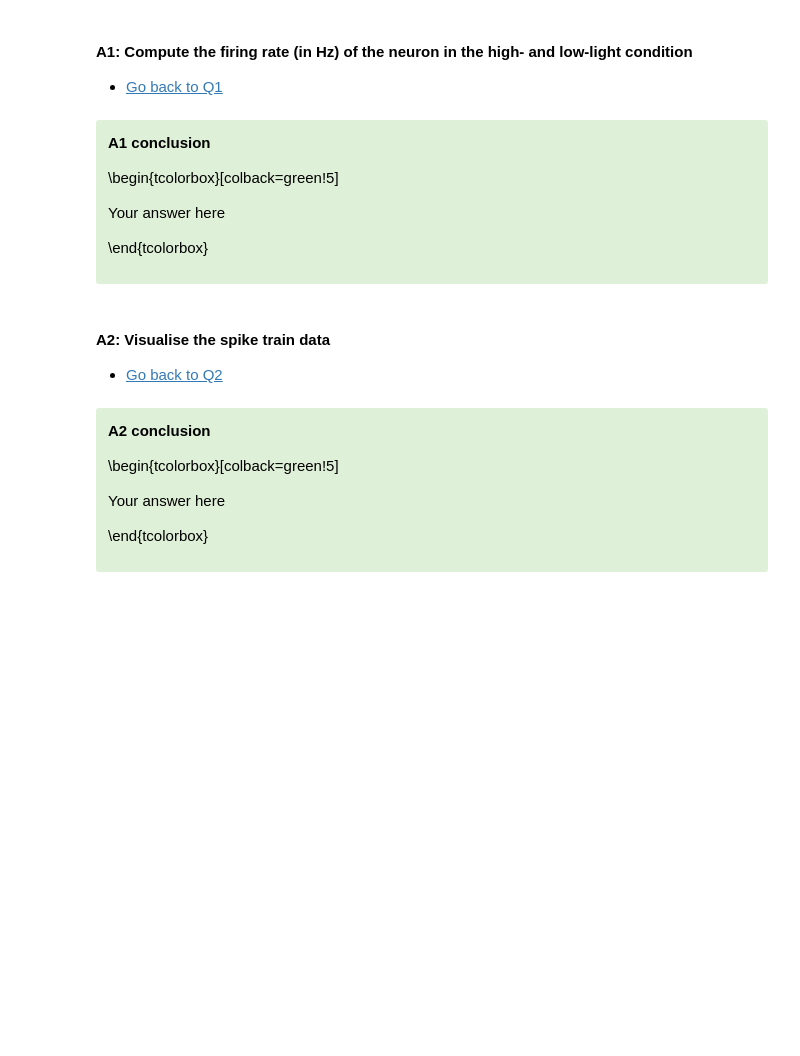
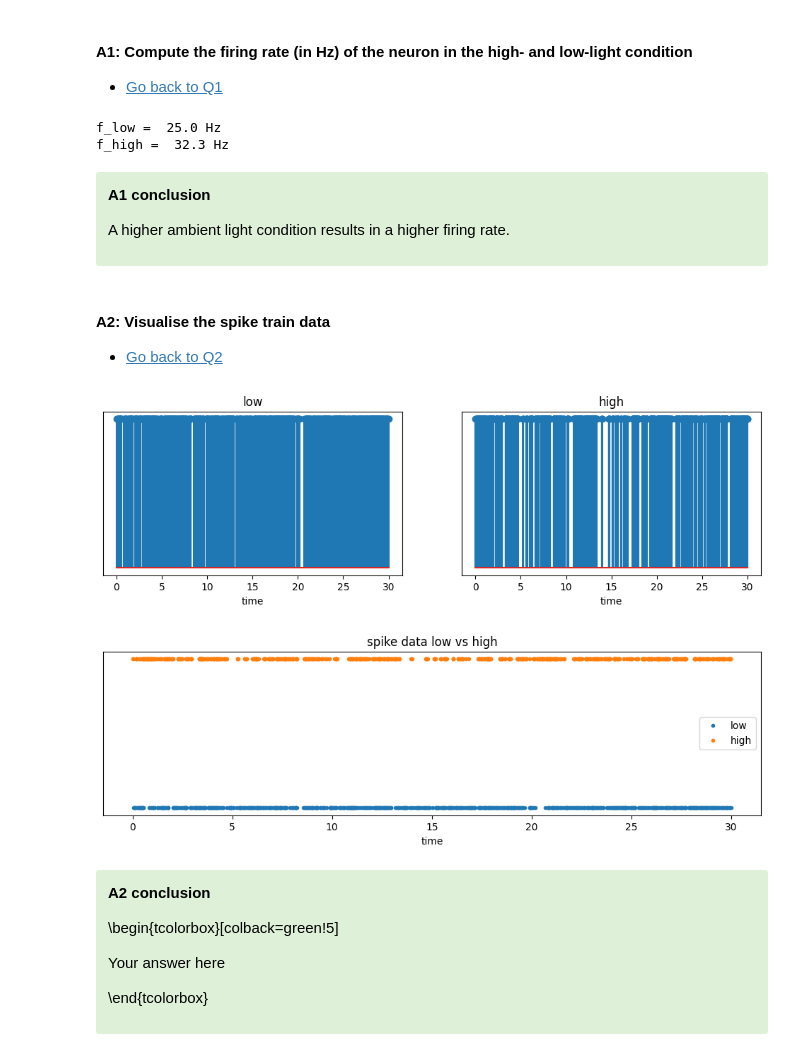
Before and after one commit to RobbeDeMuynck/CN_practicals, a Jupyter notebook: Module 2/Module2_Ex1_XX.ipynb, the cells around one changed output. Drawn from its saved outputs; the diff is of its cells as text; code cells hidden in the pictures; blank space fills up the shorter version.

```diff
--- a/Module 2/Module2_Ex1_XX.ipynb
+++ b/Module 2/Module2_Ex1_XX.ipynb
@@ -226,14 +220,32 @@ Use a moving window of 500 ms duration and a step size of 50 ms. Was the station
+# %%
+# Use the following variables:
+#f_low
+#f_high
+
+#####################
+##   Q1 solution   ##
+#####################
+# print(spikes_high.shape)
+# print(spikes_low.shape)
+f_low = len(spikes_low)/30 # Hz
+f_high = len(spikes_high)/30 # Hz
+
+print('f_low = ', f_low, 'Hz')
+print('f_high = ', f_high, "Hz")
+# %% [output]
+f_low =  25.0 Hz
+f_high =  32.3 Hz
 # %% [markdown]
 <div class="alert alert-success">
 <span style="color:black">
 
 **A1 conclusion**
 
-\begin{tcolorbox}[colback=green!5]
+<!-- \begin{tcolorbox}[colback=green!5] -->
 
-Your answer here
+A higher ambient light condition results in a higher firing rate.
 
-\end{tcolorbox}
+<!-- \end{tcolorbox} -->
 
 </span>
 # %% [markdown]
@@ -253,3 +254,39 @@ Your answer here
+# %%
+# Your start data is spikes_low and spikes_high
+
+#######################
+##   Q2.1 solution   ##
+#######################
+# time = np.linspace(0,30,len())
+fig, (ax1,ax2) = plt.subplots(1,2)
+ax1.stem(spikes_low, np.ones(len(spikes_low)))
+ax2.stem(spikes_high, np.ones(len(spikes_high)))
+ax1.set_xlabel('time')
+ax2.set_xlabel('time')
+ax1.set_title('low')
+ax2.set_title('high')
+ax1.set_yticks([])
+ax2.set_yticks([])
+
+plt.show()
+
+#######################
+##   Q2.2 solution   ##
+#######################
+
+fig, ax1 = plt.subplots(1,1)
+ax1.plot(spikes_low, ones_like(spikes_low),'.',label='low')
+ax1.plot(spikes_high, ones_like(spikes_high)*2,'.',label='high')
+ax1.set_xlabel('time')
+ax1.set_xlabel('time')
+ax1.set_yticks([])
+ax1.set_yticks([])
+ax1.set_title('spike data low vs high')
+plt.legend()
+plt.show()
+# %% [output]
+[figure, added]
+[figure, added]
 # %% [markdown]
 <div class="alert alert-success">
 <span style="color:black">
```
Also changed, not shown: parts of 4 cells of this notebook.
